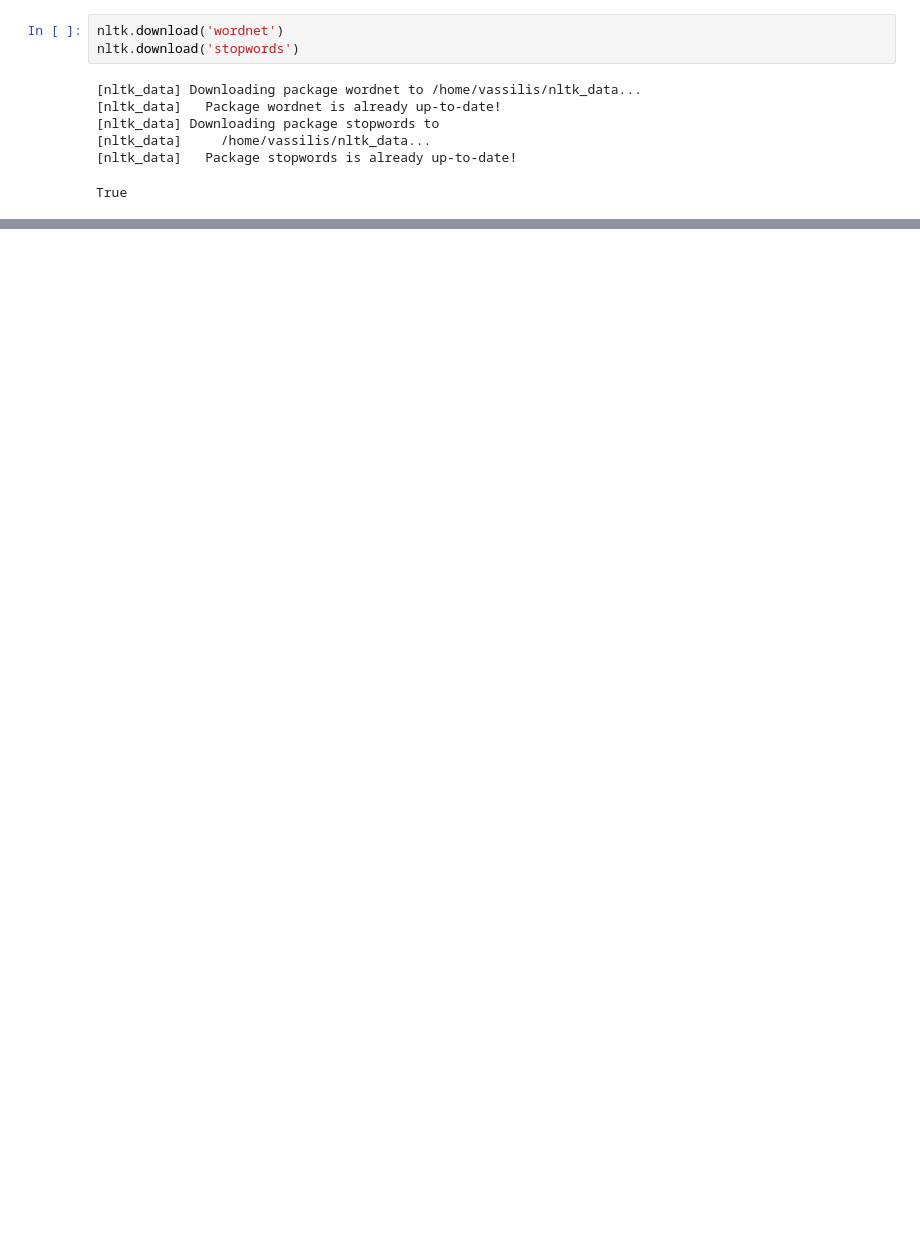
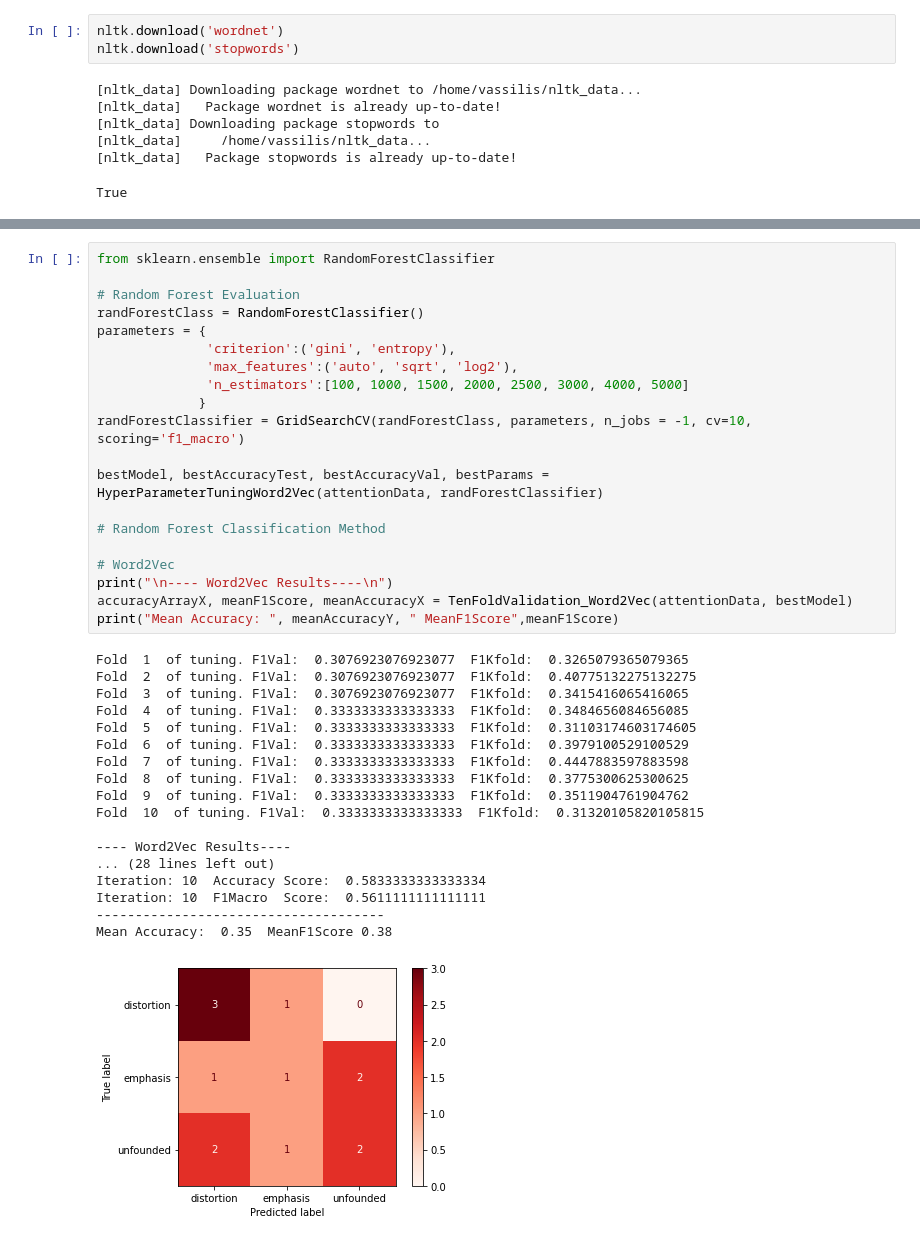
Before and after one commit to vGkatsis/MSc-Thesis, a Jupyter notebook: src/Attention_Pipeline.ipynb, the cells around one changed output, grey strips where cells are left out. Saved outputs shown, nothing was run; the diff lists cells and outputs as text; blank space fills up the shorter version.

```diff
--- a/src/Attention_Pipeline.ipynb
+++ b/src/Attention_Pipeline.ipynb
@@ -500,0 +455,39 @@ Mean Accuracy:  0.3166666666666667
+# %%
+from sklearn.ensemble import RandomForestClassifier
+
+# Random Forest Evaluation
+randForestClass = RandomForestClassifier()
+parameters = {
+              'criterion':('gini', 'entropy'),
+              'max_features':('auto', 'sqrt', 'log2'),
+              'n_estimators':[100, 1000, 1500, 2000, 2500, 3000, 4000, 5000]
+             }
+randForestClassifier = GridSearchCV(randForestClass, parameters, n_jobs = -1, cv=10, scoring='f1_macro')
+
+bestModel, bestAccuracyTest, bestAccuracyVal, bestParams = HyperParameterTuningWord2Vec(attentionData, randForestClassifier)
+
+# Random Forest Classification Method
+
+# Word2Vec
+print("\n---- Word2Vec Results----\n")
+accuracyArrayX, meanF1Score, meanAccuracyX = TenFoldValidation_Word2Vec(attentionData, bestModel)
+print("Mean Accuracy: ", meanAccuracyY, " MeanF1Score",meanF1Score)
+# %% [output]
+Fold  1  of tuning. F1Val:  0.3076923076923077  F1Kfold:  0.3265079365079365
+Fold  2  of tuning. F1Val:  0.3076923076923077  F1Kfold:  0.40775132275132275
+Fold  3  of tuning. F1Val:  0.3076923076923077  F1Kfold:  0.3415416065416065
+Fold  4  of tuning. F1Val:  0.3333333333333333  F1Kfold:  0.3484656084656085
+Fold  5  of tuning. F1Val:  0.3333333333333333  F1Kfold:  0.31103174603174605
+Fold  6  of tuning. F1Val:  0.3333333333333333  F1Kfold:  0.3979100529100529
+Fold  7  of tuning. F1Val:  0.3333333333333333  F1Kfold:  0.4447883597883598
+Fold  8  of tuning. F1Val:  0.3333333333333333  F1Kfold:  0.3775300625300625
+Fold  9  of tuning. F1Val:  0.3333333333333333  F1Kfold:  0.3511904761904762
+Fold  10  of tuning. F1Val:  0.3333333333333333  F1Kfold:  0.31320105820105815
+
+---- Word2Vec Results----
+... (28 lines left out)
+Iteration: 10  Accuracy Score:  0.5833333333333334
+Iteration: 10  F1Macro  Score:  0.5611111111111111
+-------------------------------------
+Mean Accuracy:  0.35  MeanF1Score 0.38
+[figure, added]
```
Also changed, not shown: parts of 47 cells of this notebook.
